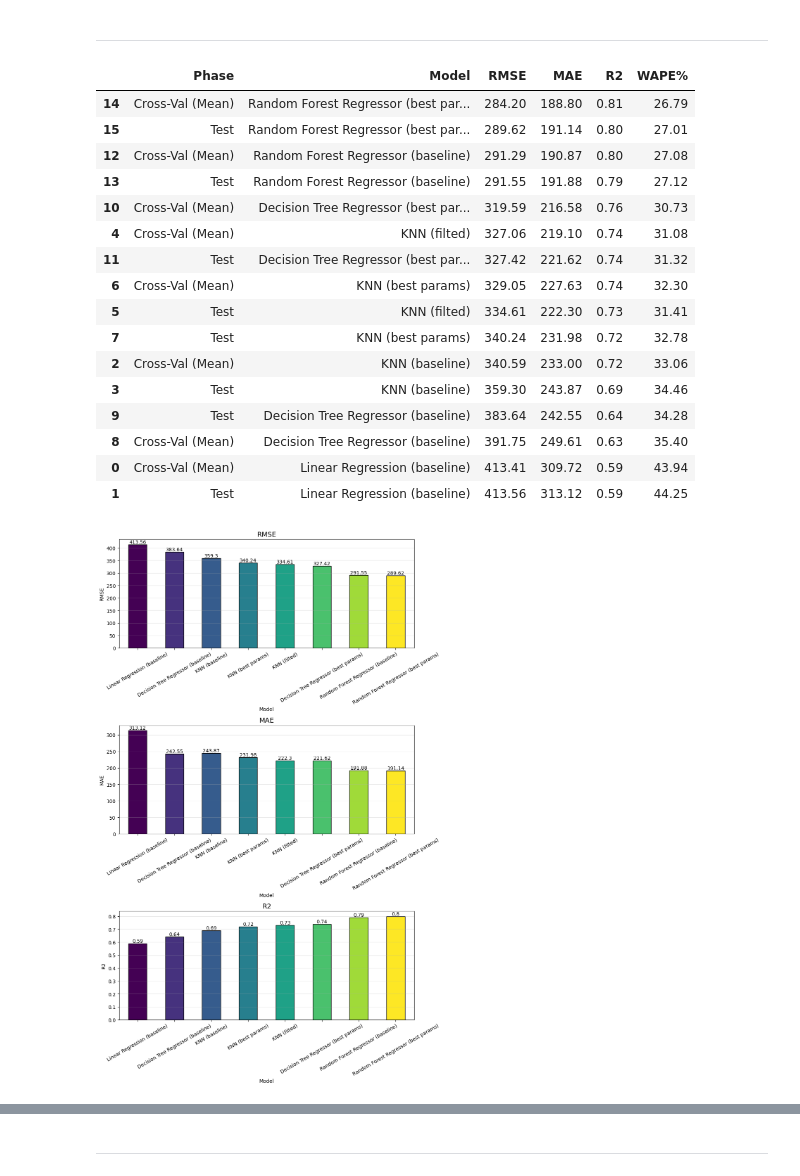
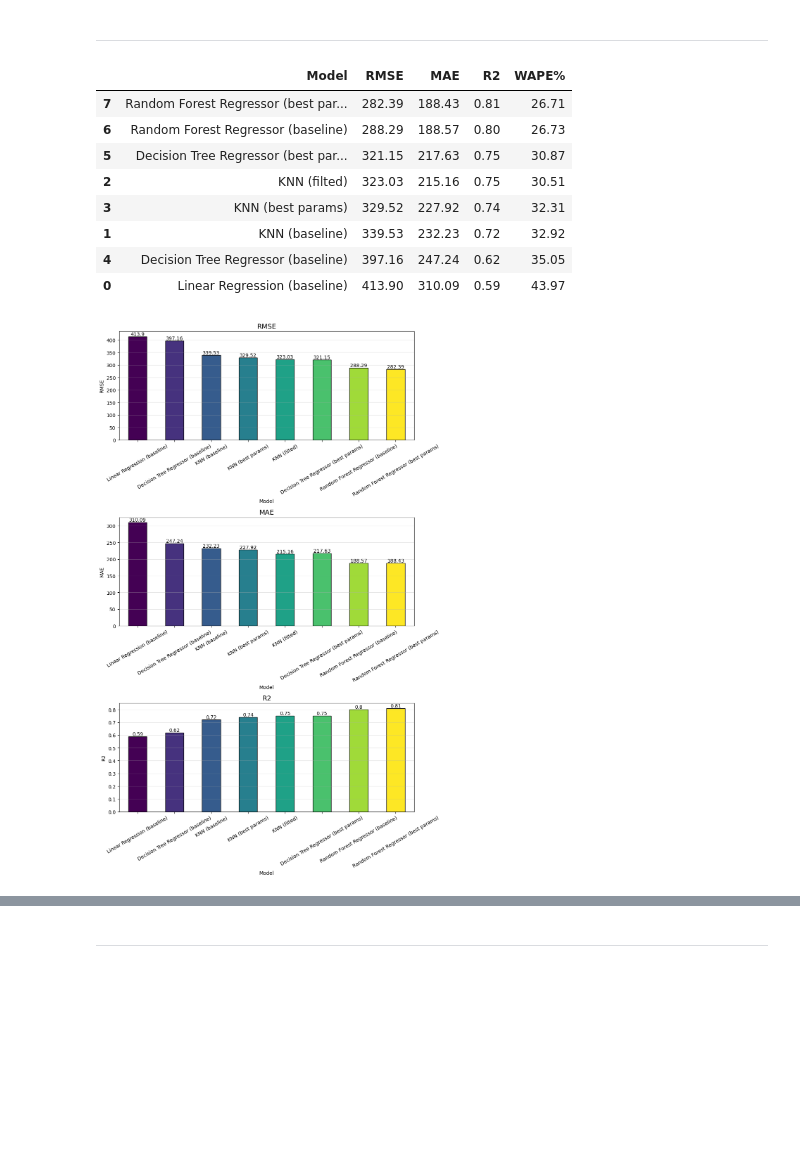
Before and after one commit to KatsayArtemDev/ML, a Jupyter notebook: regression/southern_weather/southern_weather_predictor.ipynb, the cells around one changed output, grey strips where cells are left out. Saved outputs shown, nothing was run; the diff lists cells and outputs as text; code cells hidden in the pictures; blank space fills up the shorter version.

```diff
--- a/regression/southern_weather/southern_weather_predictor.ipynb
+++ b/regression/southern_weather/southern_weather_predictor.ipynb
@@ -234,7 +227,6 @@ def show_metrics(name, pipeline):
     )
 
     cv_row = {
-        "Phase": "Cross-Val (Mean)",
         "Model": name,
         "RMSE":  -cv_results["test_RMSE"].mean(),
         "MAE":   -cv_results["test_MAE"].mean(),
@@ -242,44 +234,9 @@ def show_metrics(name, pipeline):
         "WAPE%": -cv_results["test_WAPE"].mean(),
     }
 
-    pipeline.fit(X_train_val, y_train_val)
-    y_pred = pipeline.predict(X_test)
+    metrics_df = pd.DataFrame([cv_row]).round(2)
 
-    test_row = {
-        "Phase": "Test",
-        "Model": name,
-        "RMSE":  root_mean_squared_error(y_test, y_pred),
-        "MAE":   mean_absolute_error(y_test, y_pred),
-        "R2":    r2_score(y_test, y_pred),
-        "WAPE%": compute_wape(y_test, y_pred),
-    }
-
-    metrics_df = pd.DataFrame([cv_row, test_row]).round(2)
     display(metrics_df)
-
-    _, (ax_scatter, ax_hist) = plt.subplots(1, 2, figsize=(16, 6))
-
-    sns.scatterplot(x=y_test, y=y_pred, alpha=0.5, ax=ax_scatter)
-    limits = [y_test.min(), y_test.max()]
-    ax_scatter.plot(limits, limits, "--r", linewidth=2)
-    ax_scatter.set(
-        title=f"{name} - Actual vs Predicted",
-        xlabel="Actual (y)",
-        ylabel="Predicted (ŷ)",
-    )
-    ax_scatter.grid(True)
-
-    errors = y_test - y_pred
-    sns.histplot(errors, kde=True, bins=30, ax=ax_hist)
-    ax_hist.axvline(0, color="red", linestyle="--")
-    ax_hist.set(
-        title=f"{name} - Распределение ошибок",
-        xlabel="Error (y − ŷ)",
-    )
-
-    plt.tight_layout()
-    plt.show()
-
     return metrics_df
 # %%
 lr_metrics_df = show_metrics('Linear Regression (baseline)', baseline)
@@ -1164,49 +1007,41 @@ summary_df = pd.concat(
     [
         lr_metrics_df,
         knn_baseline_metrics_df,
         knn_filted_metrics_df,
         knn_best_metrics_df,
         dtr_baseline_metrics_df,
         dtr_best_metrics_df,
         rfr_baseline_metrics_df,
         rfr_best_metrics_df
     ], ignore_index=True,
 ).sort_values(by="RMSE", ascending=False)
 
 display(summary_df.sort_values(by="RMSE", ascending=True))
 
-test_df = summary_df[summary_df["Phase"] == "Test"].set_index("Model")
+test_df = summary_df.set_index("Model")
 
 fig, axes = plt.subplots(3, 1, figsize=(10, 16))
 cmap = plt.get_cmap('viridis')
 for ax, metric in zip(axes, ["RMSE", "MAE", "R2"]):
     colors = cmap(np.linspace(0, 1, len(test_df)))
     test_df[metric].plot.bar(ax=ax, edgecolor="black", color=colors)
 
     ax.set_title(metric, fontsize=14)
     ax.set_ylabel(metric)
     ax.tick_params(axis="x", rotation=30)
     ax.grid(axis="y", alpha=0.3)
     ax.bar_label(ax.containers[0])
 
 plt.tight_layout()
 plt.show()
 # %% [output]
-|  | Phase | Model | RMSE | MAE | R2 | WAPE% |
-| 14 | Cross-Val (Mean) | Random Forest Regressor (best par... | 284.20 | 188.80 | 0.81 | 26.79 |
-| 15 | Test | Random Forest Regressor (best par... | 289.62 | 191.14 | 0.80 | 27.01 |
-| 12 | Cross-Val (Mean) | Random Forest Regressor (baseline) | 291.29 | 190.87 | 0.80 | 27.08 |
-| 13 | Test | Random Forest Regressor (baseline) | 291.55 | 191.88 | 0.79 | 27.12 |
-| 10 | Cross-Val (Mean) | Decision Tree Regressor (best par... | 319.59 | 216.58 | 0.76 | 30.73 |
-| 4 | Cross-Val (Mean) | KNN (filted) | 327.06 | 219.10 | 0.74 | 31.08 |
-| 11 | Test | Decision Tree Regressor (best par... | 327.42 | 221.62 | 0.74 | 31.32 |
-| 6 | Cross-Val (Mean) | KNN (best params) | 329.05 | 227.63 | 0.74 | 32.30 |
-| 5 | Test | KNN (filted) | 334.61 | 222.30 | 0.73 | 31.41 |
-| 7 | Test | KNN (best params) | 340.24 | 231.98 | 0.72 | 32.78 |
-| 2 | Cross-Val (Mean) | KNN (baseline) | 340.59 | 233.00 | 0.72 | 33.06 |
-| 3 | Test | KNN (baseline) | 359.30 | 243.87 | 0.69 | 34.46 |
-| 9 | Test | Decision Tree Regressor (baseline) | 383.64 | 242.55 | 0.64 | 34.28 |
-| 8 | Cross-Val (Mean) | Decision Tree Regressor (baseline) | 391.75 | 249.61 | 0.63 | 35.40 |
-| 0 | Cross-Val (Mean) | Linear Regression (baseline) | 413.41 | 309.72 | 0.59 | 43.94 |
-| 1 | Test | Linear Regression (baseline) | 413.56 | 313.12 | 0.59 | 44.25 |
+|  | Model | RMSE | MAE | R2 | WAPE% |
+| 7 | Random Forest Regressor (best par... | 282.39 | 188.43 | 0.81 | 26.71 |
+| 6 | Random Forest Regressor (baseline) | 288.29 | 188.57 | 0.80 | 26.73 |
+| 5 | Decision Tree Regressor (best par... | 321.15 | 217.63 | 0.75 | 30.87 |
+| 2 | KNN (filted) | 323.03 | 215.16 | 0.75 | 30.51 |
+| 3 | KNN (best params) | 329.52 | 227.92 | 0.74 | 32.31 |
+| 1 | KNN (baseline) | 339.53 | 232.23 | 0.72 | 32.92 |
+| 4 | Decision Tree Regressor (baseline) | 397.16 | 247.24 | 0.62 | 35.05 |
+| 0 | Linear Regression (baseline) | 413.90 | 310.09 | 0.59 | 43.97 |
-[figure, old version]
+[figure, new version]
```
Also changed, not shown: parts of 20 cells of this notebook, 1 other file.
